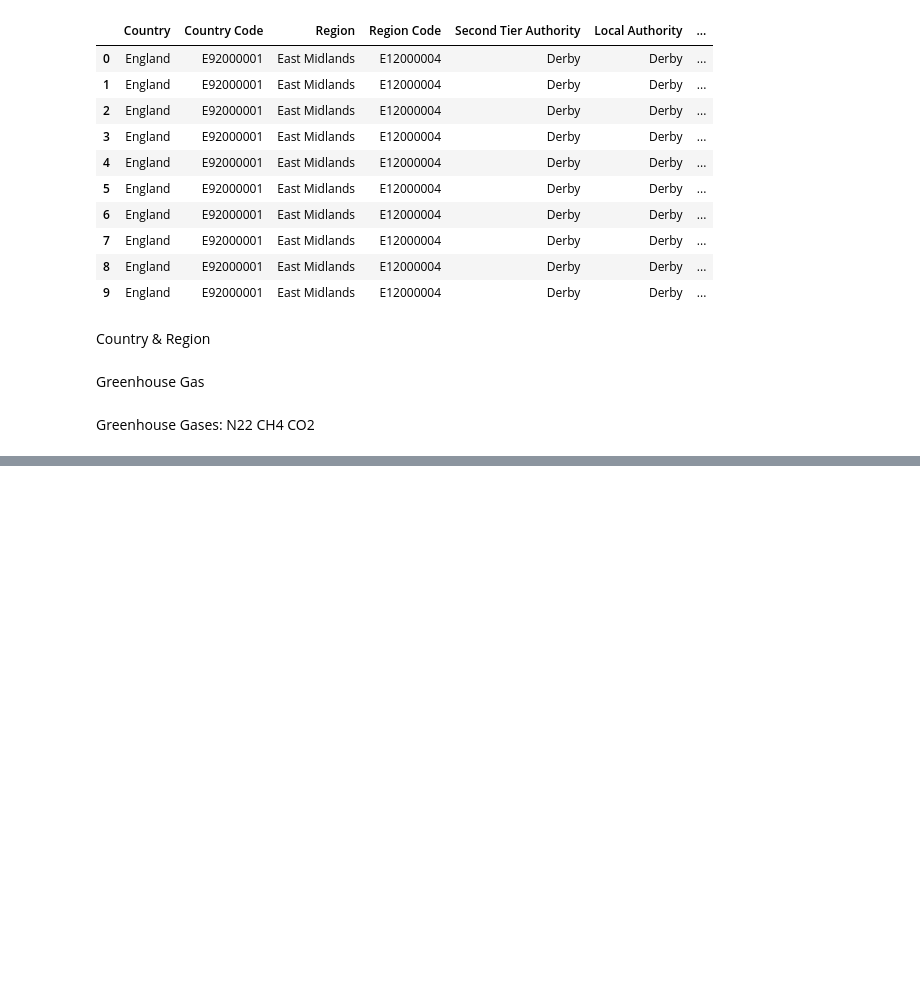
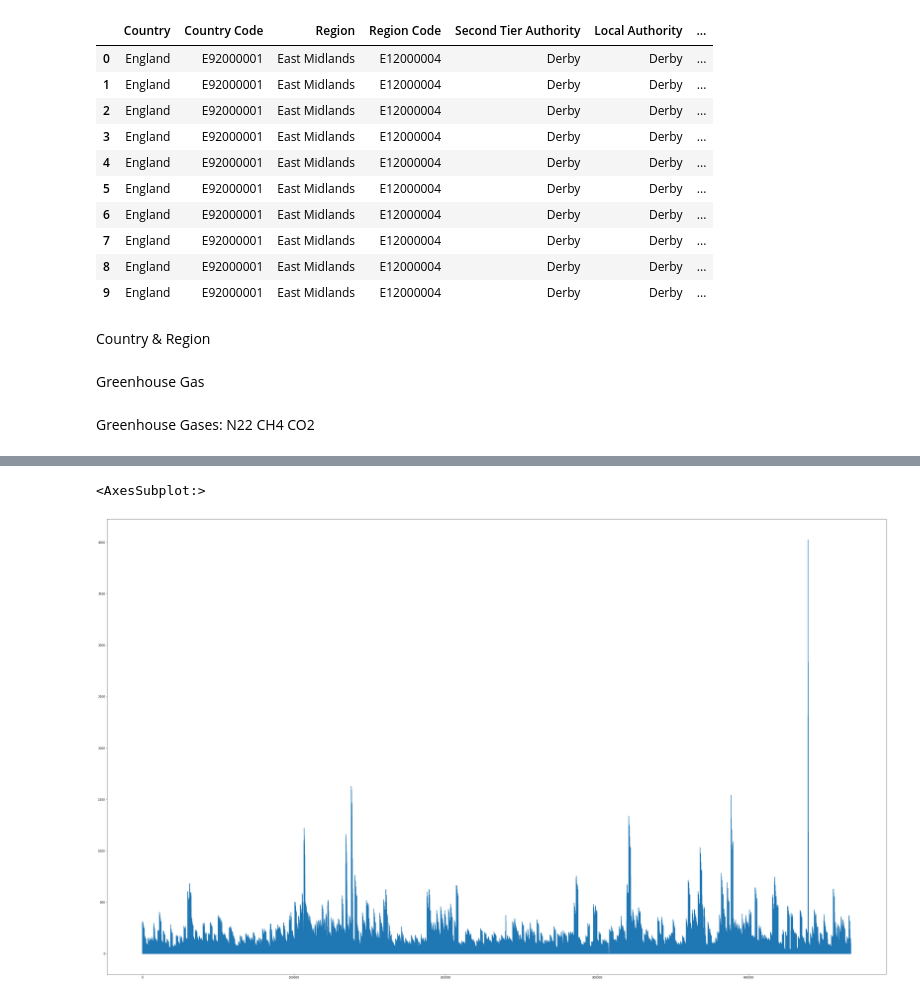
Before and after one commit to h-nadeem/hn-dataproject, a Jupyter notebook: Data project 2022 (HN).ipynb, the cells around one changed output, grey strips where cells are left out. Cells and saved outputs as stored; diff of their text form; code cells hidden in the pictures; blank space fills up the shorter version.

```diff
--- a/Data project 2022 (HN).ipynb
+++ b/Data project 2022 (HN).ipynb
@@ -80,0 +90,5 @@ plt.show()
+# %%
+gd["CO2 emissions within the scope of influence of LAs (kt CO2e)"].plot()
+# %% [output]
+<AxesSubplot:>
+[figure, added]
```
Also changed, not shown: parts of 9 cells of this notebook, 2 other files.
